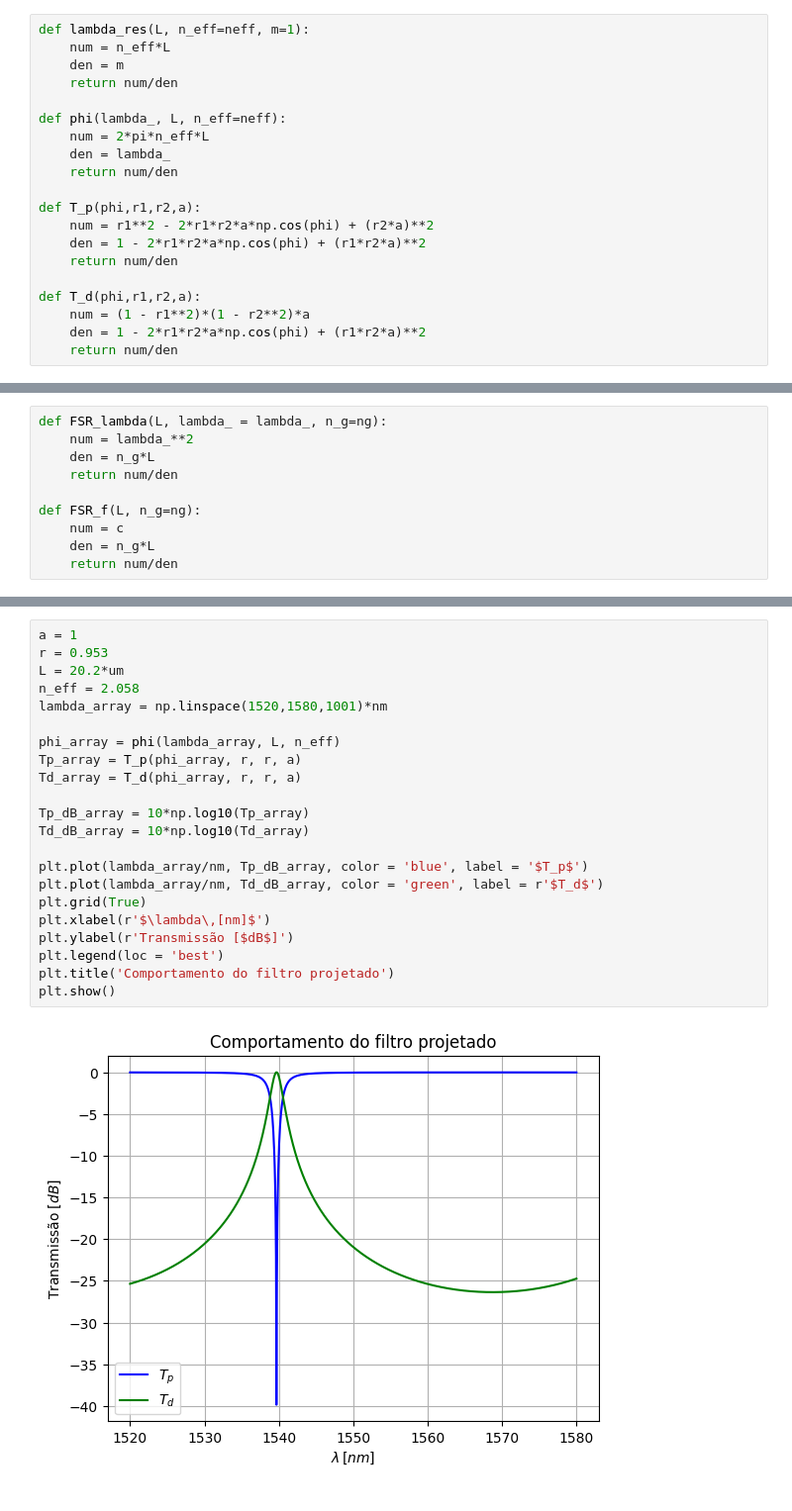
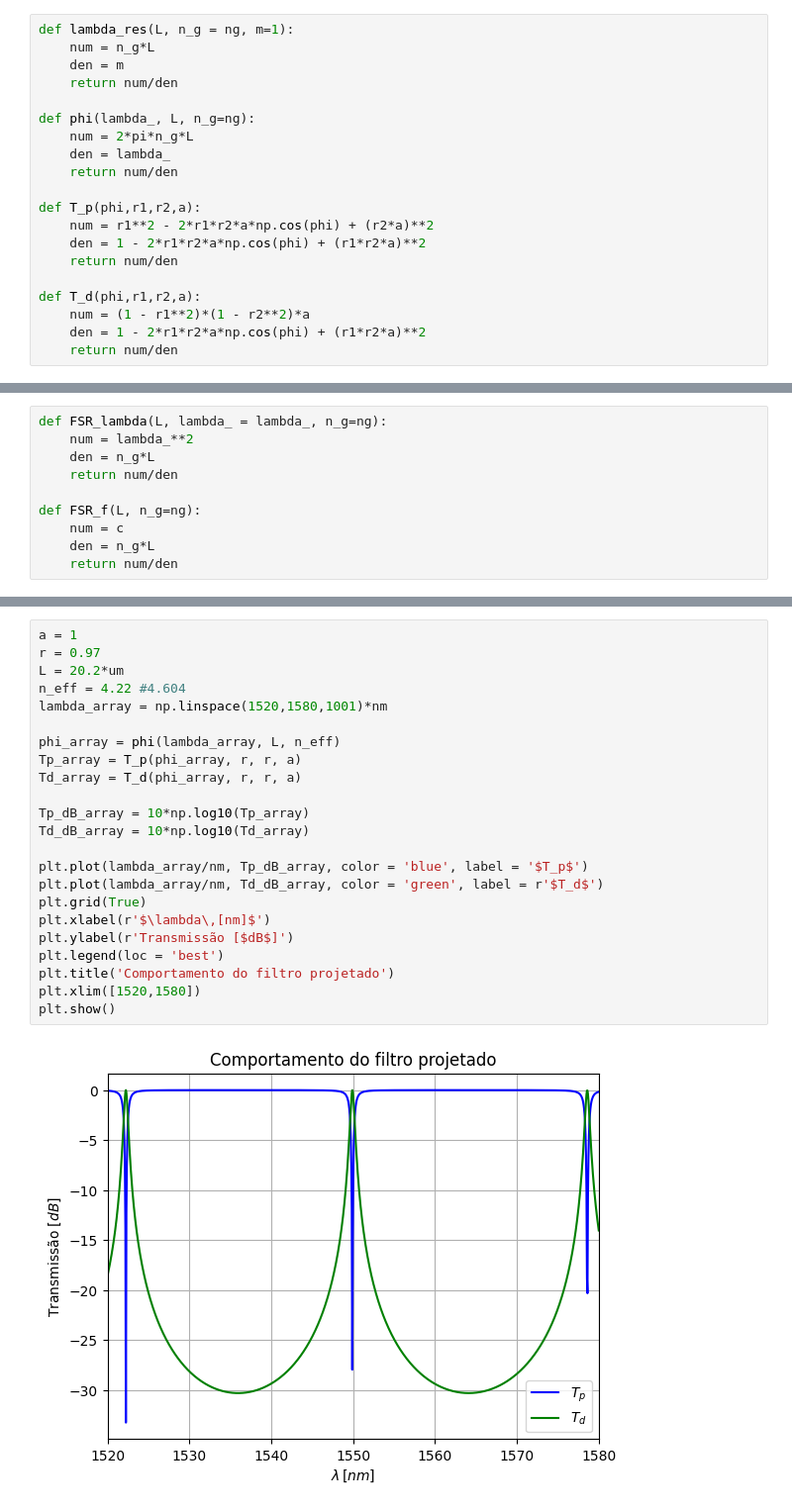
Before and after one commit to LucasGabrielMelo/PICs, a Jupyter notebook: Dispositivos fotônicos/Aneis ressonantes/Notebooks/Anel add-drop.ipynb, the cells around one changed output, grey strips where cells are left out. Shown at 99% size. Drawn from its saved outputs; the diff is of its cells as text.

```diff
--- a/Dispositivos fotônicos/Aneis ressonantes/Notebooks/Anel add-drop.ipynb
+++ b/Dispositivos fotônicos/Aneis ressonantes/Notebooks/Anel add-drop.ipynb
@@ -68,13 +68,13 @@ $$T_d=\frac{\left(1-{r_1}^2\right)\left(1-{r_2}^2\right)a}{1-2r_1r_2a\cos{(\phi)
 
 Se $r_1=r_2a$, então o anel tem um acoplamento crítico e $T_p = 0$ na ressonância. Se ele for ser perdas ($a=1$) e os acopladores forem simétricos ($r_1=r_2$) então, na ressonância, $T_d=1$.
 # %%
-def lambda_res(L, n_eff=neff, m=1):
-    num = n_eff*L
+def lambda_res(L, n_g = ng, m=1):
+    num = n_g*L
     den = m
     return num/den
 
-def phi(lambda_, L, n_eff=neff):
-    num = 2*pi*n_eff*L
+def phi(lambda_, L, n_g=ng):
+    num = 2*pi*n_g*L
     den = lambda_
     return num/den
 
@@ -180,25 +181,26 @@ Como $L_c$ é muito pequeno, no projeto, considera-se $L_c = 0$, e o guia curvo
 $$R=\frac{L}{2\pi}\approx 3,21\,\mu m\,.$$
 # %%
 a = 1
-r = 0.953
+r = 0.97
 L = 20.2*um
-n_eff = 2.058
+n_eff = 4.22 #4.604
 lambda_array = np.linspace(1520,1580,1001)*nm
 
 phi_array = phi(lambda_array, L, n_eff)
 Tp_array = T_p(phi_array, r, r, a)
 Td_array = T_d(phi_array, r, r, a)
 
 Tp_dB_array = 10*np.log10(Tp_array)
 Td_dB_array = 10*np.log10(Td_array)
 
 plt.plot(lambda_array/nm, Tp_dB_array, color = 'blue', label = '$T_p$')
 plt.plot(lambda_array/nm, Td_dB_array, color = 'green', label = r'$T_d$')
 plt.grid(True)
 plt.xlabel(r'$\lambda\,[nm]$')
 plt.ylabel(r'Transmissão [$dB$]')
 plt.legend(loc = 'best')
 plt.title('Comportamento do filtro projetado')
+plt.xlim([1520,1580])
 plt.show()
 # %% [output]
-[figure, old version]
+[figure, new version]
```
Also changed, not shown: parts of 4 cells of this notebook, 2 other files.
